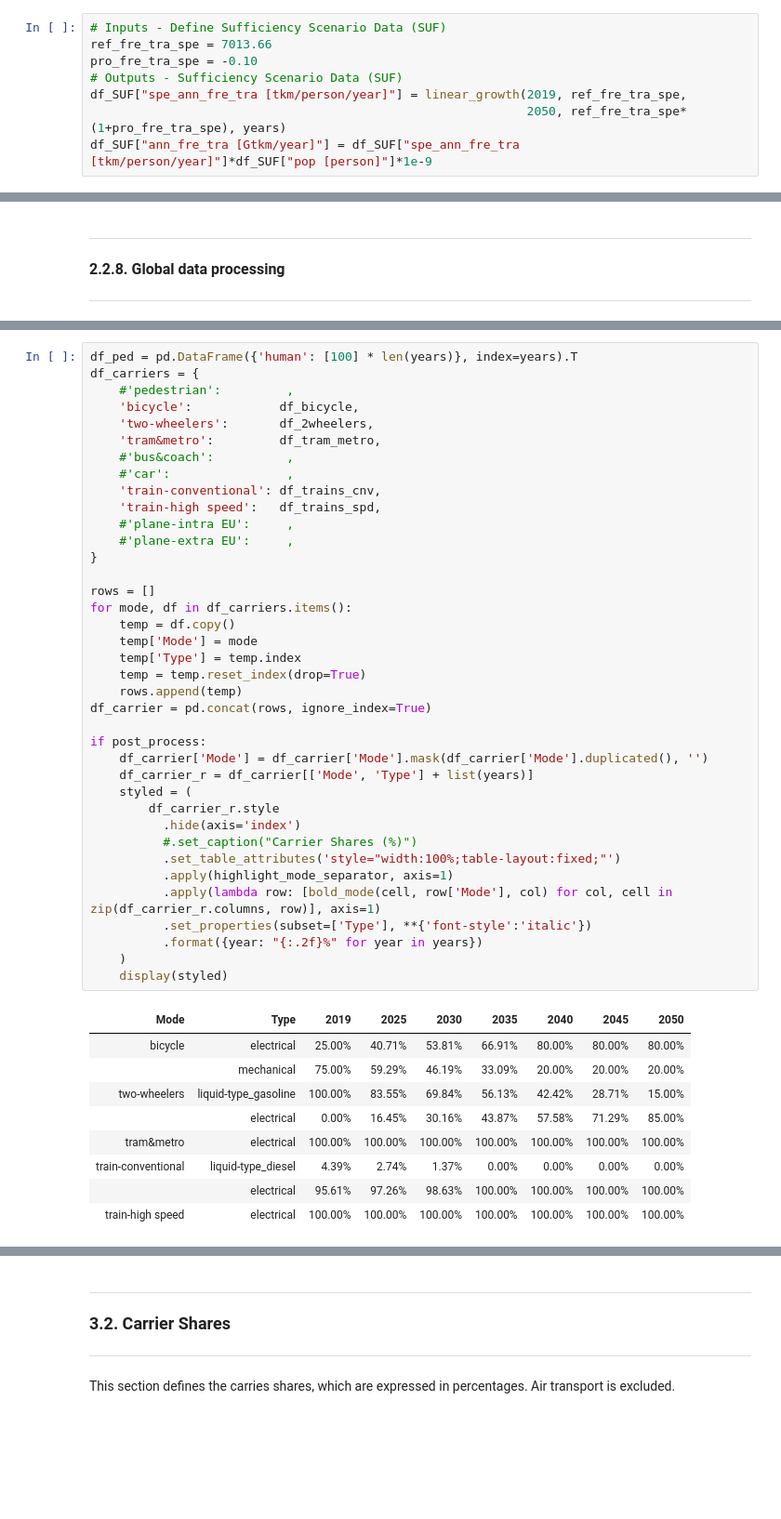
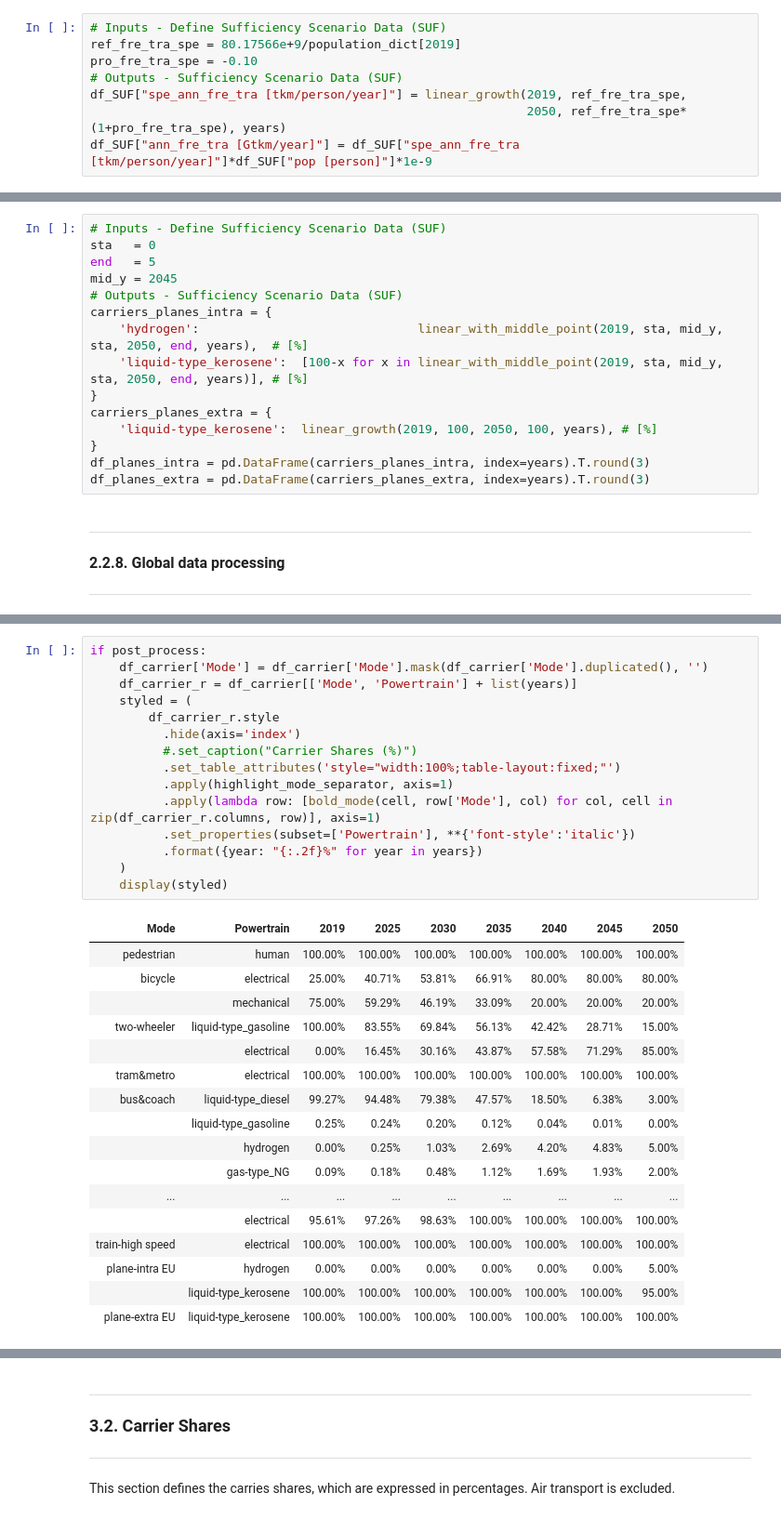
Before and after one commit to laterrea/negaWatt-BE, a Jupyter notebook: demand_model_transports_nW-BE_update.ipynb, the cells around one changed output, grey strips where cells are left out. Shown at 93% size. Saved outputs shown, nothing was run; the diff lists cells and outputs as text; blank space fills up the shorter version.

Commit message:
Inserted carrier shares for passengers mobility

```diff
--- a/demand_model_transports_nW-BE_update.ipynb
+++ b/demand_model_transports_nW-BE_update.ipynb
@@ -202,7 +190,7 @@ In view of the current stabilisation of this metric, we consider it reasonable t
 > ***Comment:** Note that the value for 2023 is 6.454,59 tkm/person/year, which is -8% compared to 2019. The -10% is thus perfectly realistic.*
 # %%
 # Inputs - Define Sufficiency Scenario Data (SUF)
-ref_fre_tra_spe = 7013.66
+ref_fre_tra_spe = 80.17566e+9/population_dict[2019]
 pro_fre_tra_spe = -0.10
 # Outputs - Sufficiency Scenario Data (SUF)
 df_SUF["spe_ann_fre_tra [tkm/person/year]"] = linear_growth(2019, ref_fre_tra_spe,
@@ -906,3 +889,18 @@ df_bus = pd.DataFrame(bus_shares, index=years).T.round(3)
+# %%
+# Inputs - Define Sufficiency Scenario Data (SUF)
+sta   = 0
+end   = 5
+mid_y = 2045
+# Outputs - Sufficiency Scenario Data (SUF)
+carriers_planes_intra = {
+    'hydrogen':                              linear_with_middle_point(2019, sta, mid_y, sta, 2050, end, years),  # [%]
+    'liquid-type_kerosene':  [100-x for x in linear_with_middle_point(2019, sta, mid_y, sta, 2050, end, years)], # [%]
+}
+carriers_planes_extra = {
+    'liquid-type_kerosene':  linear_growth(2019, 100, 2050, 100, years), # [%]
+}
+df_planes_intra = pd.DataFrame(carriers_planes_intra, index=years).T.round(3)
+df_planes_extra = pd.DataFrame(carriers_planes_extra, index=years).T.round(3)
 # %% [markdown]
 
 ---
@@ -913,48 +934,33 @@ df_bus = pd.DataFrame(bus_shares, index=years).T.round(3)
 # %%
-df_ped = pd.DataFrame({'human': [100] * len(years)}, index=years).T
-df_carriers = {
-    #'pedestrian':         ,
-    'bicycle':            df_bicycle,
-    'two-wheelers':       df_2wheelers,
-    'tram&metro':         df_tram_metro,
-    #'bus&coach':          ,
-    #'car':                ,
-    'train-conventional': df_trains_cnv,
-    'train-high speed':   df_trains_spd,
-    #'plane-intra EU':     ,
-    #'plane-extra EU':     ,
-}
-
-rows = []
-for mode, df in df_carriers.items():
-    temp = df.copy()
-    temp['Mode'] = mode
-    temp['Type'] = temp.index
-    temp = temp.reset_index(drop=True)
-    rows.append(temp)
-df_carrier = pd.concat(rows, ignore_index=True)
-
 if post_process:
     df_carrier['Mode'] = df_carrier['Mode'].mask(df_carrier['Mode'].duplicated(), '')
-    df_carrier_r = df_carrier[['Mode', 'Type'] + list(years)]
+    df_carrier_r = df_carrier[['Mode', 'Powertrain'] + list(years)]
     styled = (
         df_carrier_r.style
           .hide(axis='index')
           #.set_caption("Carrier Shares (%)")
           .set_table_attributes('style="width:100%;table-layout:fixed;"')
           .apply(highlight_mode_separator, axis=1)
           .apply(lambda row: [bold_mode(cell, row['Mode'], col) for col, cell in zip(df_carrier_r.columns, row)], axis=1)
-          .set_properties(subset=['Type'], **{'font-style':'italic'})
+          .set_properties(subset=['Powertrain'], **{'font-style':'italic'})
           .format({year: "{:.2f}%" for year in years})
     )
     display(styled)
 # %% [output]
-| Mode | Type | 2019 | 2025 | 2030 | 2035 | 2040 | 2045 | 2050 |
+| Mode | Powertrain | 2019 | 2025 | 2030 | 2035 | 2040 | 2045 | 2050 |
+| pedestrian | human | 100.00% | 100.00% | 100.00% | 100.00% | 100.00% | 100.00% | 100.00% |
 | bicycle | electrical | 25.00% | 40.71% | 53.81% | 66.91% | 80.00% | 80.00% | 80.00% |
 |  | mechanical | 75.00% | 59.29% | 46.19% | 33.09% | 20.00% | 20.00% | 20.00% |
-| two-wheelers | liquid-type_gasoline | 100.00% | 83.55% | 69.84% | 56.13% | 42.42% | 28.71% | 15.00% |
+| two-wheeler | liquid-type_gasoline | 100.00% | 83.55% | 69.84% | 56.13% | 42.42% | 28.71% | 15.00% |
 |  | electrical | 0.00% | 16.45% | 30.16% | 43.87% | 57.58% | 71.29% | 85.00% |
 | tram&metro | electrical | 100.00% | 100.00% | 100.00% | 100.00% | 100.00% | 100.00% | 100.00% |
-| train-conventional | liquid-type_diesel | 4.39% | 2.74% | 1.37% | 0.00% | 0.00% | 0.00% | 0.00% |
+| bus&coach | liquid-type_diesel | 99.27% | 94.48% | 79.38% | 47.57% | 18.50% | 6.38% | 3.00% |
+|  | liquid-type_gasoline | 0.25% | 0.24% | 0.20% | 0.12% | 0.04% | 0.01% | 0.00% |
+|  | hydrogen | 0.00% | 0.25% | 1.03% | 2.69% | 4.20% | 4.83% | 5.00% |
+|  | gas-type_NG | 0.09% | 0.18% | 0.48% | 1.12% | 1.69% | 1.93% | 2.00% |
+| ... | ... | ... | ... | ... | ... | ... | ... | ... |
 |  | electrical | 95.61% | 97.26% | 98.63% | 100.00% | 100.00% | 100.00% | 100.00% |
 | train-high speed | electrical | 100.00% | 100.00% | 100.00% | 100.00% | 100.00% | 100.00% | 100.00% |
+| plane-intra EU | hydrogen | 0.00% | 0.00% | 0.00% | 0.00% | 0.00% | 0.00% | 5.00% |
+|  | liquid-type_kerosene | 100.00% | 100.00% | 100.00% | 100.00% | 100.00% | 100.00% | 95.00% |
+| plane-extra EU | liquid-type_kerosene | 100.00% | 100.00% | 100.00% | 100.00% | 100.00% | 100.00% | 100.00% |
```
Also changed, not shown: parts of 29 cells of this notebook.
